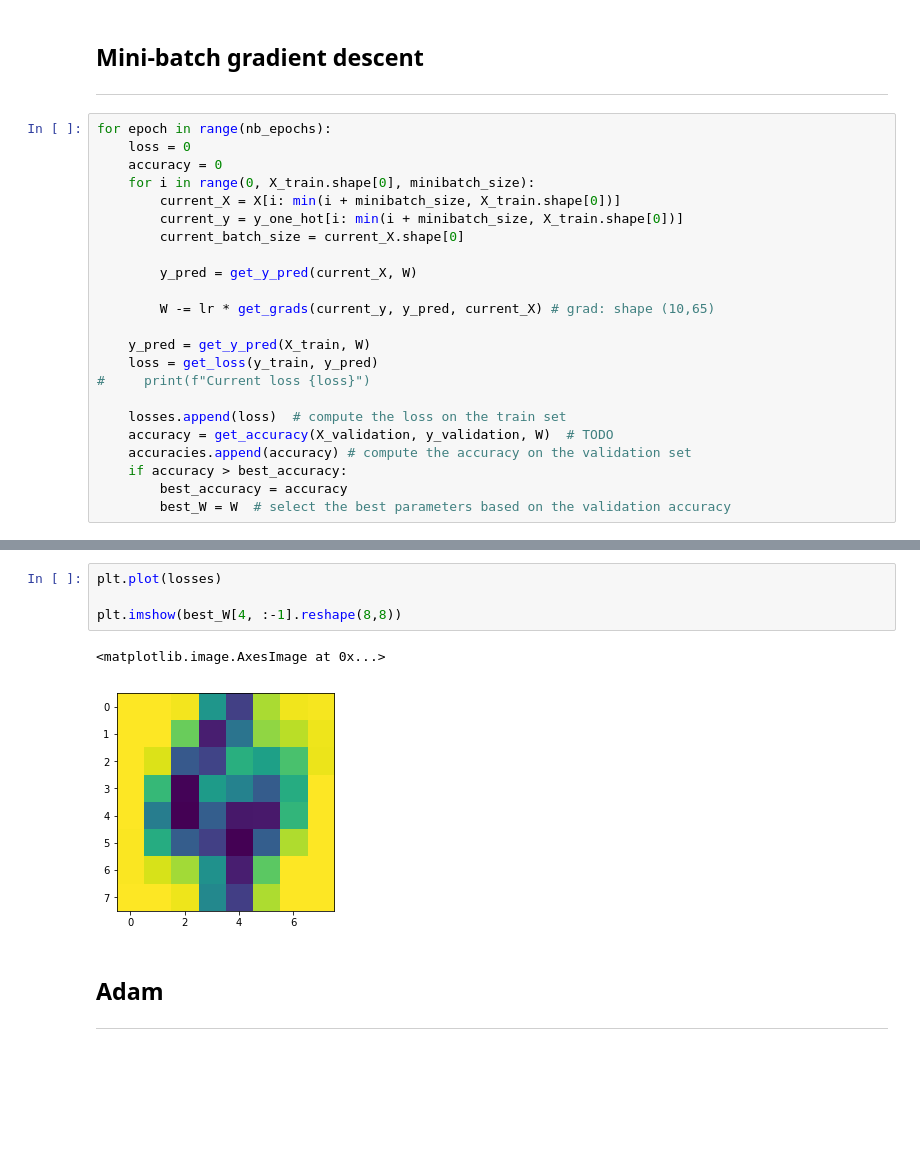
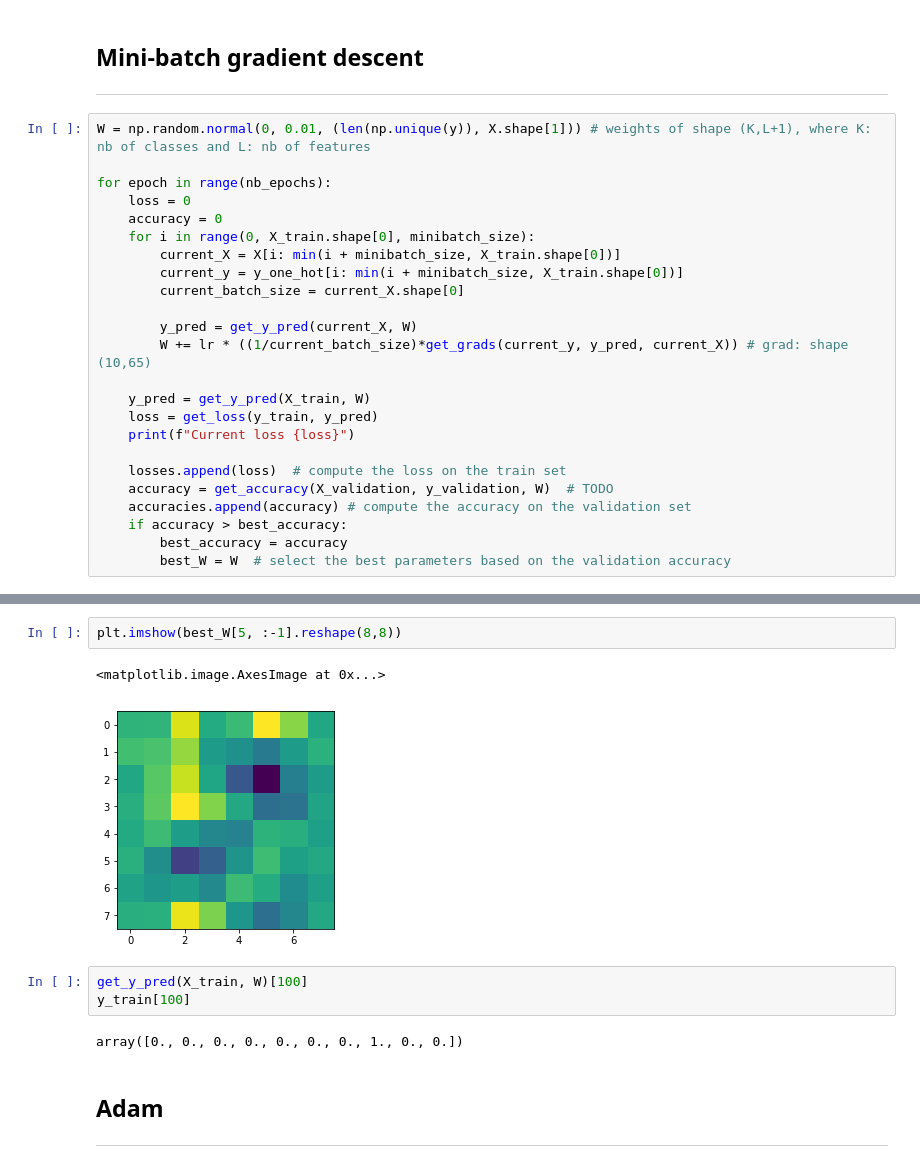
Before and after one commit to conorato/INF8225, a Jupyter notebook: TP1/tp1_1845448.ipynb, the cells around one changed output, grey strips where cells are left out. Cells and saved outputs as stored; diff of their text form; blank space fills up the shorter version.

```diff
--- a/TP1/tp1_1845448.ipynb
+++ b/TP1/tp1_1845448.ipynb
@@ -293,6 +288,8 @@ accuracies = []
 ## Mini-batch gradient descent
 ___
 # %%
+W = np.random.normal(0, 0.01, (len(np.unique(y)), X.shape[1])) # weights of shape (K,L+1), where K: nb of classes and L: nb of features
+
 for epoch in range(nb_epochs):
     loss = 0
     accuracy = 0
@@ -302,12 +299,11 @@ for epoch in range(nb_epochs):
         current_batch_size = current_X.shape[0]
 
         y_pred = get_y_pred(current_X, W)
-
-        W -= lr * get_grads(current_y, y_pred, current_X) # grad: shape (10,65)
+        W += lr * ((1/current_batch_size)*get_grads(current_y, y_pred, current_X)) # grad: shape (10,65)
 
     y_pred = get_y_pred(X_train, W)
     loss = get_loss(y_train, y_pred)
-#     print(f"Current loss {loss}")
+    print(f"Current loss {loss}")
 
     losses.append(loss)  # compute the loss on the train set
     accuracy = get_accuracy(X_validation, y_validation, W)  # TODO
@@ -334,10 +349,13 @@ print(accuracy_on_unseen_data)  # 0.897506925208
 # %%
-plt.plot(losses)
-
-plt.imshow(best_W[4, :-1].reshape(8,8))
+plt.imshow(best_W[5, :-1].reshape(8,8))
 # %% [output]
 <matplotlib.image.AxesImage at 0x...>
-[figure, old version]
+[figure, new version]
+# %%
+get_y_pred(X_train, W)[100]
+y_train[100]
+# %% [output]
+array([0., 0., 0., 0., 0., 0., 0., 1., 0., 0.])
 # %% [markdown]
 ## Adam
 ___
```
Also changed, not shown: parts of 8 cells of this notebook.
